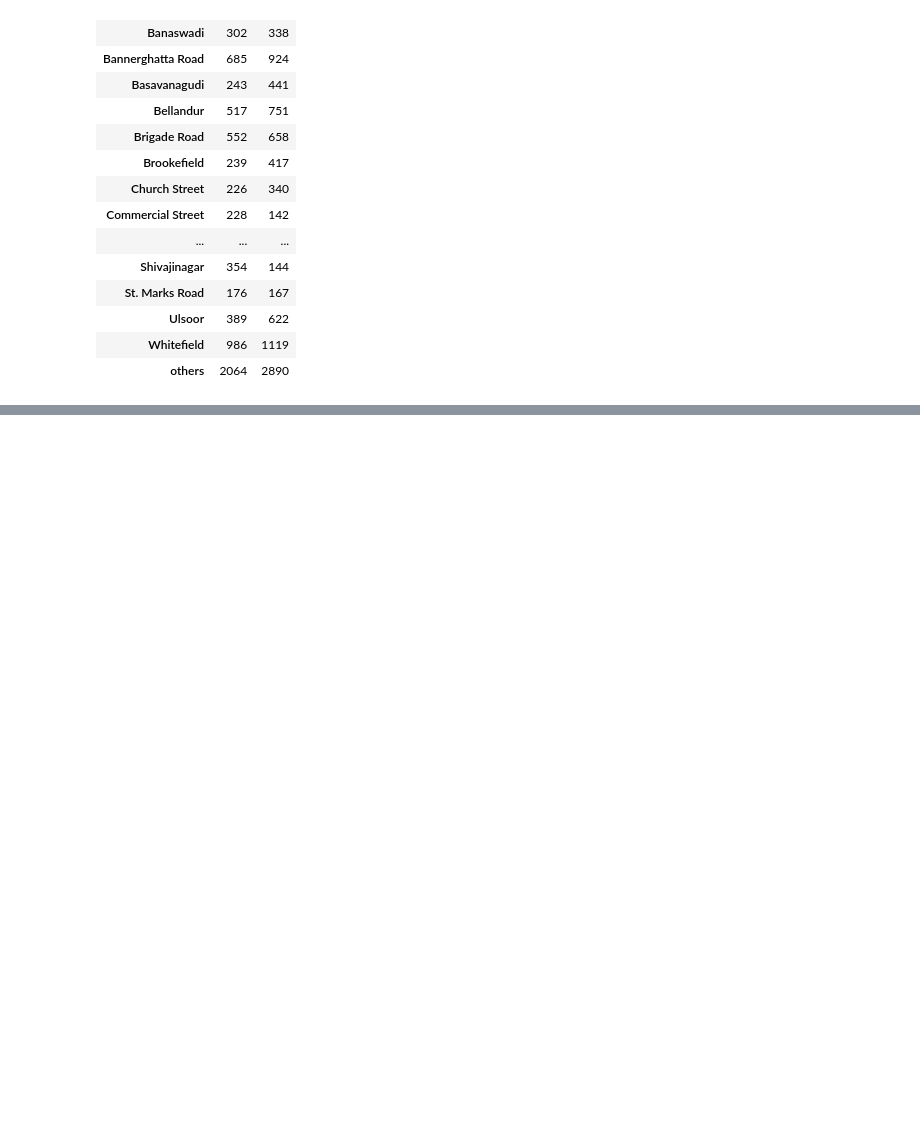
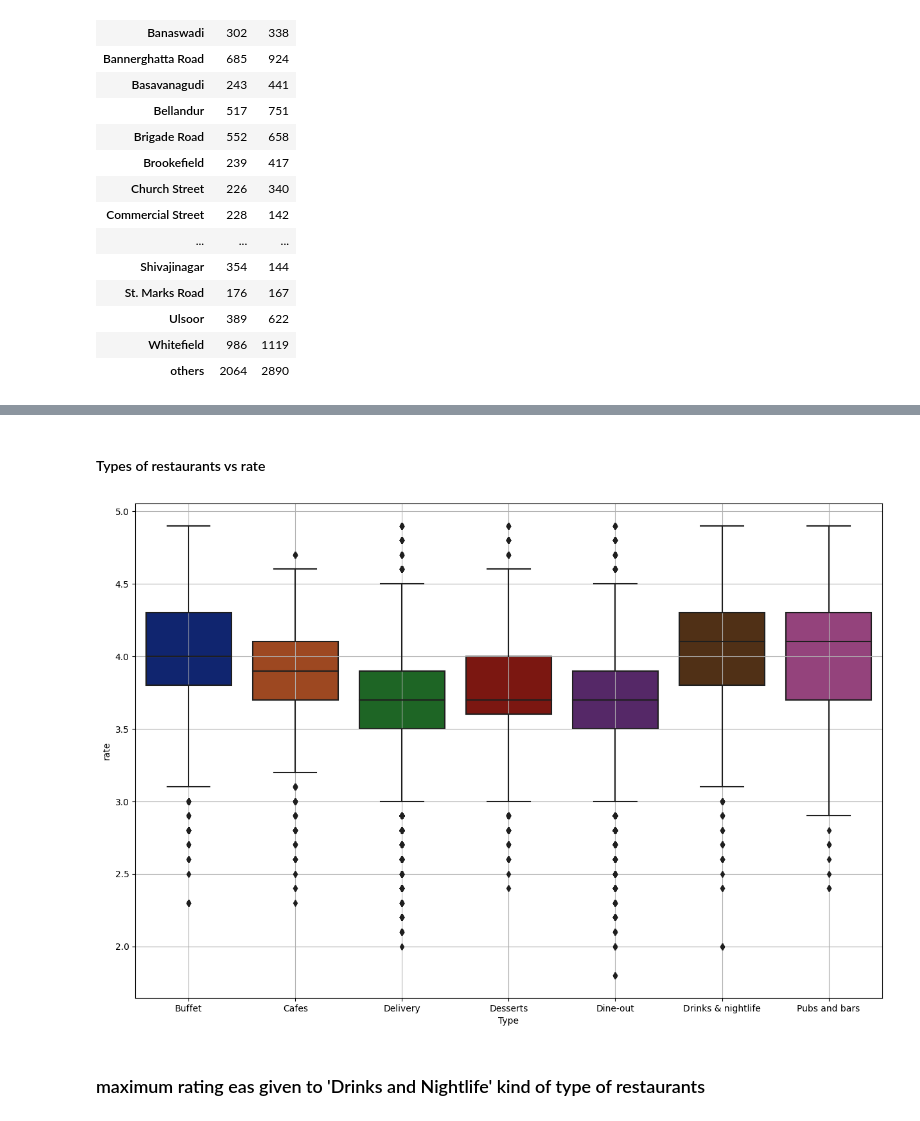
Before and after one commit to aman-singanamala/EDA-s, a Jupyter notebook: ZOMATO-DATASET/analysis.ipynb, the cells around one changed output, grey strips where cells are left out. Cells and saved outputs as stored; diff of their text form; code cells hidden in the pictures; blank space fills up the shorter version.

```diff
--- a/ZOMATO-DATASET/analysis.ipynb
+++ b/ZOMATO-DATASET/analysis.ipynb
@@ -449,3 +505,14 @@ df1
+# %% [markdown]
+#### Types of restaurants vs rate
+# %%
+plt.figure(figsize=(15,10))
+sns.boxplot(x='Type',y='rate',data=df, palette='dark')
+plt.grid()
+plt.show()
+# %% [output]
+[figure, added]
+# %% [markdown]
+### maximum rating eas given to 'Drinks and Nightlife' kind of type of restaurants
 # %%
 df.head()
 # %% [output]
```
Also changed, not shown: parts of 7 cells of this notebook, 2 other files.
